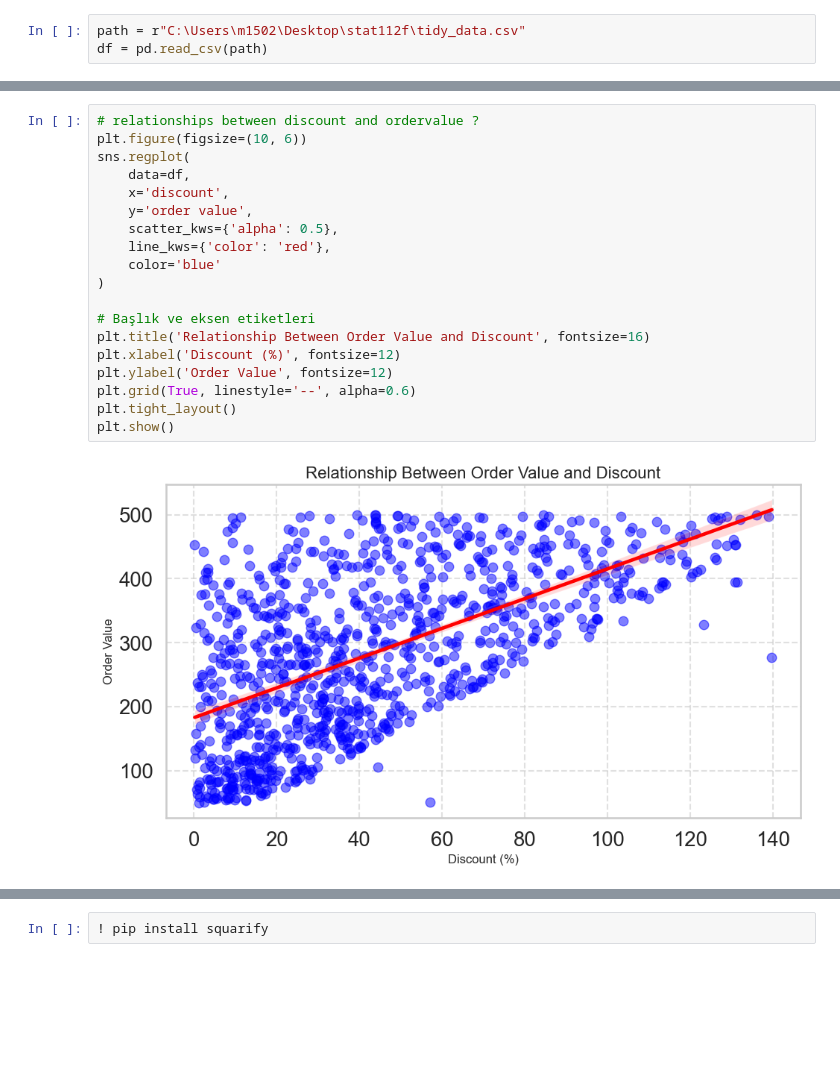
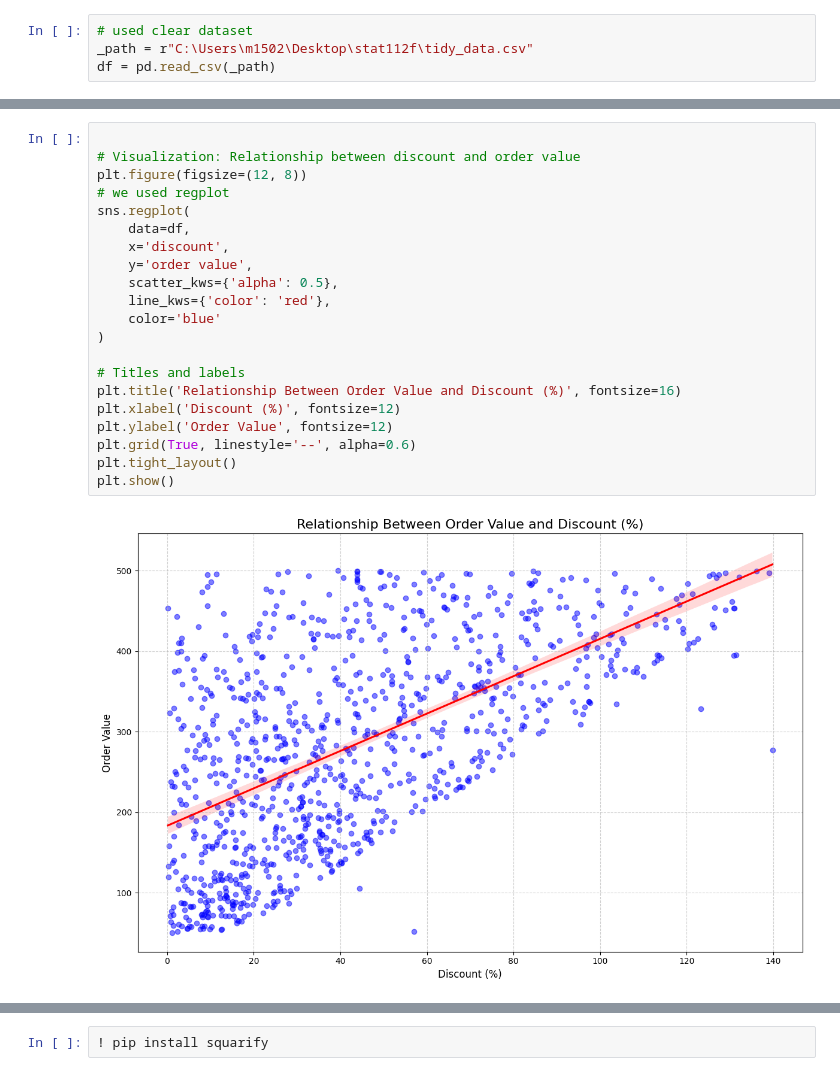
Before and after one commit to mtatbak/stat112FinalProject, a Jupyter notebook: visualization.ipynb, the cells around one changed output, grey strips where cells are left out. Saved outputs shown, nothing was run; the diff lists cells and outputs as text; blank space fills up the shorter version.

```diff
--- a/visualization.ipynb
+++ b/visualization.ipynb
@@ -9,8 +10,9 @@ import matplotlib.pyplot as plt
 import numpy as np
 import squarify
 # %%
-path = r"C:\Users\m1502\Desktop\stat112f\tidy_data.csv"
-df = pd.read_csv(path)
+# used clear dataset
+_path = r"C:\Users\m1502\Desktop\stat112f\tidy_data.csv"
+df = pd.read_csv(_path)
 # %%
 df.head()
 # %% [output]
@@ -256,22 +153,24 @@ plt.show()
 # %%
-# relationships between discount and ordervalue ?
-plt.figure(figsize=(10, 6))
+
+# Visualization: Relationship between discount and order value
+plt.figure(figsize=(12, 8))
+# we used regplot
 sns.regplot(
     data=df,
     x='discount',
     y='order value',
     scatter_kws={'alpha': 0.5},
     line_kws={'color': 'red'},
     color='blue'
 )
 
-# Başlık ve eksen etiketleri
-plt.title('Relationship Between Order Value and Discount', fontsize=16)
+# Titles and labels
+plt.title('Relationship Between Order Value and Discount (%)', fontsize=16)
 plt.xlabel('Discount (%)', fontsize=12)
 plt.ylabel('Order Value', fontsize=12)
 plt.grid(True, linestyle='--', alpha=0.6)
 plt.tight_layout()
 plt.show()
 # %% [output]
-[figure, old version]
+[figure, new version]
 # %%
```
Also changed, not shown: parts of 17 cells of this notebook, 1 other file.
